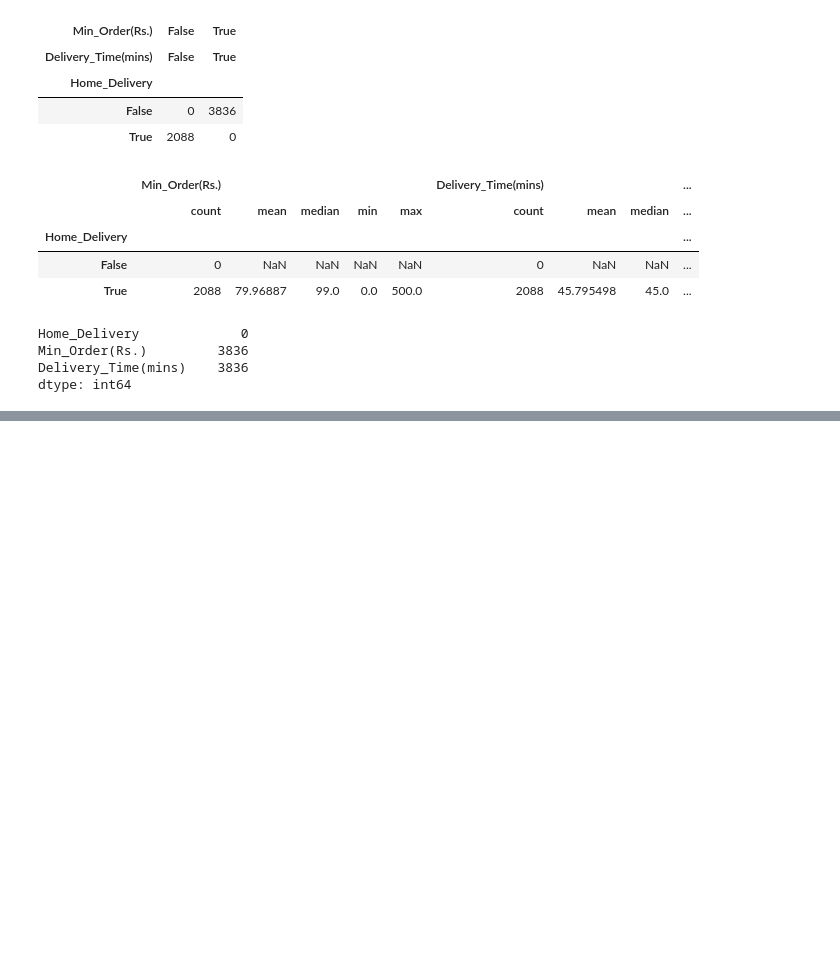
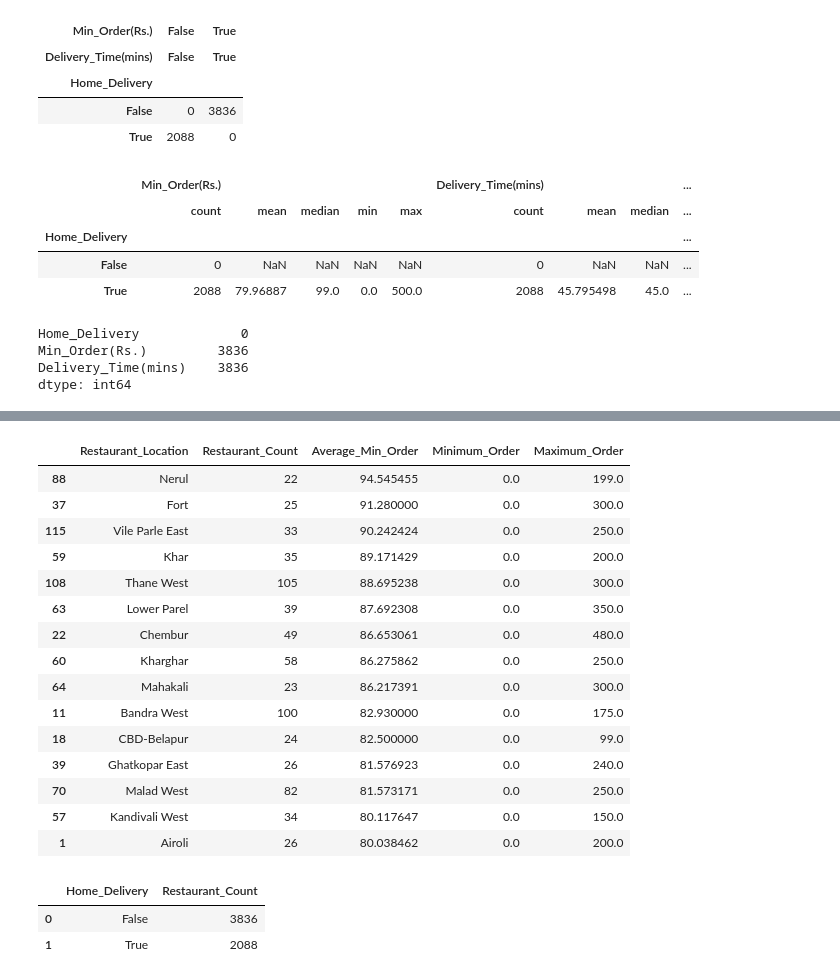
Before and after one commit to devika0624/mumbai-mmr-restaurant-market-intelligence, a Jupyter notebook: notebooks/02_mumbai_dataset_audit.ipynb, the cells around one changed output, grey strips where cells are left out. Drawn from its saved outputs; the diff is of its cells as text; code cells hidden in the pictures; blank space fills up the shorter version.

```diff
--- a/notebooks/02_mumbai_dataset_audit.ipynb
+++ b/notebooks/02_mumbai_dataset_audit.ipynb
@@ -353,0 +991,44 @@ df_clean["Delivery_Time_Applicable"] = df_clean["Home_Delivery"]
+# %%
+# Reliable minimum order comparison
+
+minimum_order_reliable = (
+    minimum_order_summary[
+        minimum_order_summary["Restaurant_Count"] >= 20
+    ]
+    .sort_values("Average_Min_Order", ascending=False)
+)
+
+minimum_order_reliable.head(15)
+# %% [output]
+|  | Restaurant_Location | Restaurant_Count | Average_Min_Order | Minimum_Order | Maximum_Order |
+| 88 | Nerul | 22 | 94.545455 | 0.0 | 199.0 |
+| 37 | Fort | 25 | 91.280000 | 0.0 | 300.0 |
+| 115 | Vile Parle East | 33 | 90.242424 | 0.0 | 250.0 |
+| 59 | Khar | 35 | 89.171429 | 0.0 | 200.0 |
+| 108 | Thane West | 105 | 88.695238 | 0.0 | 300.0 |
+| 63 | Lower Parel | 39 | 87.692308 | 0.0 | 350.0 |
+| 22 | Chembur | 49 | 86.653061 | 0.0 | 480.0 |
+| 60 | Kharghar | 58 | 86.275862 | 0.0 | 250.0 |
+| 64 | Mahakali | 23 | 86.217391 | 0.0 | 300.0 |
+| 11 | Bandra West | 100 | 82.930000 | 0.0 | 175.0 |
+| 18 | CBD-Belapur | 24 | 82.500000 | 0.0 | 99.0 |
+| 39 | Ghatkopar East | 26 | 81.576923 | 0.0 | 240.0 |
+| 70 | Malad West | 82 | 81.573171 | 0.0 | 250.0 |
+| 57 | Kandivali West | 34 | 80.117647 | 0.0 | 150.0 |
+| 1 | Airoli | 26 | 80.038462 | 0.0 | 200.0 |
+# %%
+# Home delivery analysis
+
+home_delivery_summary = (
+    df_clean["Home_Delivery"]
+    .value_counts()
+    .reset_index()
+)
+
+home_delivery_summary.columns = ["Home_Delivery", "Restaurant_Count"]
+
+home_delivery_summary
+# %% [output]
+|  | Home_Delivery | Restaurant_Count |
+| 0 | False | 3836 |
+| 1 | True | 2088 |
```
Also changed, not shown: parts of 58 cells of this notebook.
